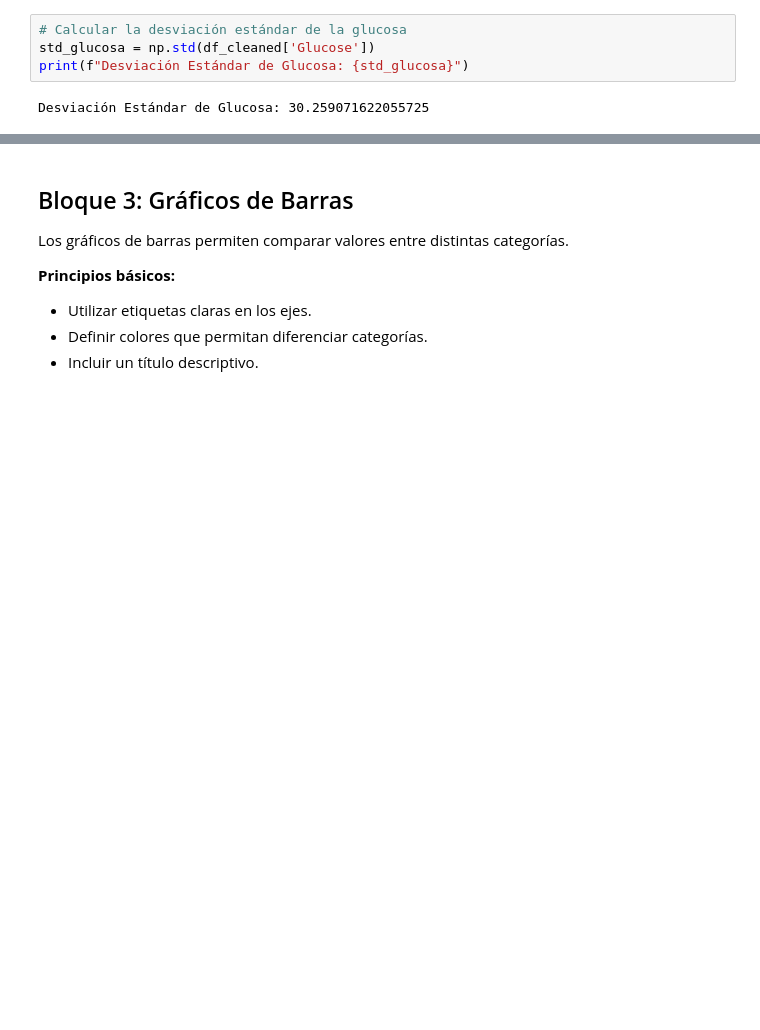
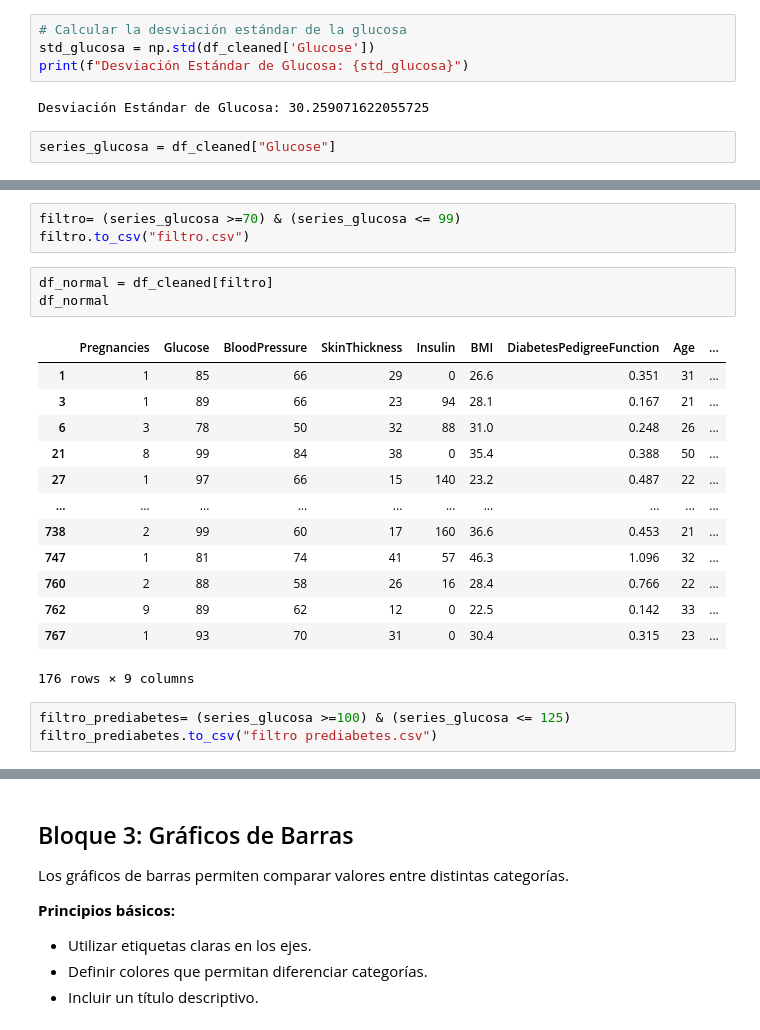
Before and after one commit to Fernando210407/SIMULACION_V2025, a Jupyter notebook: ACTIVIDAD_1.5.0/actividad_1.5_almno.ipynb, the cells around one changed output, grey strips where cells are left out. Saved outputs shown, nothing was run; the diff lists cells and outputs as text; blank space fills up the shorter version.

```diff
--- a/ACTIVIDAD_1.5.0/actividad_1.5_almno.ipynb
+++ b/ACTIVIDAD_1.5.0/actividad_1.5_almno.ipynb
@@ -577,3 +592,5 @@ std_glucosa = np.std(df_cleaned['Glucose'])
 print(f"Desviación Estándar de Glucosa: {std_glucosa}")
 # %% [output]
 Desviación Estándar de Glucosa: 30.259071622055725
+# %%
+series_glucosa = df_cleaned["Glucose"]
@@ -579,0 +621,23 @@ Desviación Estándar de Glucosa: 30.259071622055725
+# %%
+filtro= (series_glucosa >=70) & (series_glucosa <= 99)
+filtro.to_csv("filtro.csv")
+# %%
+df_normal = df_cleaned[filtro]
+df_normal
+# %% [output]
+|  | Pregnancies | Glucose | BloodPressure | SkinThickness | Insulin | BMI | DiabetesPedigreeFunction | Age | ... |
+| 1 | 1 | 85 | 66 | 29 | 0 | 26.6 | 0.351 | 31 | ... |
+| 3 | 1 | 89 | 66 | 23 | 94 | 28.1 | 0.167 | 21 | ... |
+| 6 | 3 | 78 | 50 | 32 | 88 | 31.0 | 0.248 | 26 | ... |
+| 21 | 8 | 99 | 84 | 38 | 0 | 35.4 | 0.388 | 50 | ... |
+| 27 | 1 | 97 | 66 | 15 | 140 | 23.2 | 0.487 | 22 | ... |
+| ... | ... | ... | ... | ... | ... | ... | ... | ... | ... |
+| 738 | 2 | 99 | 60 | 17 | 160 | 36.6 | 0.453 | 21 | ... |
+| 747 | 1 | 81 | 74 | 41 | 57 | 46.3 | 1.096 | 32 | ... |
+| 760 | 2 | 88 | 58 | 26 | 16 | 28.4 | 0.766 | 22 | ... |
+| 762 | 9 | 89 | 62 | 12 | 0 | 22.5 | 0.142 | 33 | ... |
+| 767 | 1 | 93 | 70 | 31 | 0 | 30.4 | 0.315 | 23 | ... |
+176 rows × 9 columns
+# %%
+filtro_prediabetes= (series_glucosa >=100) & (series_glucosa <= 125)
+filtro_prediabetes.to_csv("filtro prediabetes.csv")
```
Also changed, not shown: parts of 16 cells of this notebook, 9 other files.
